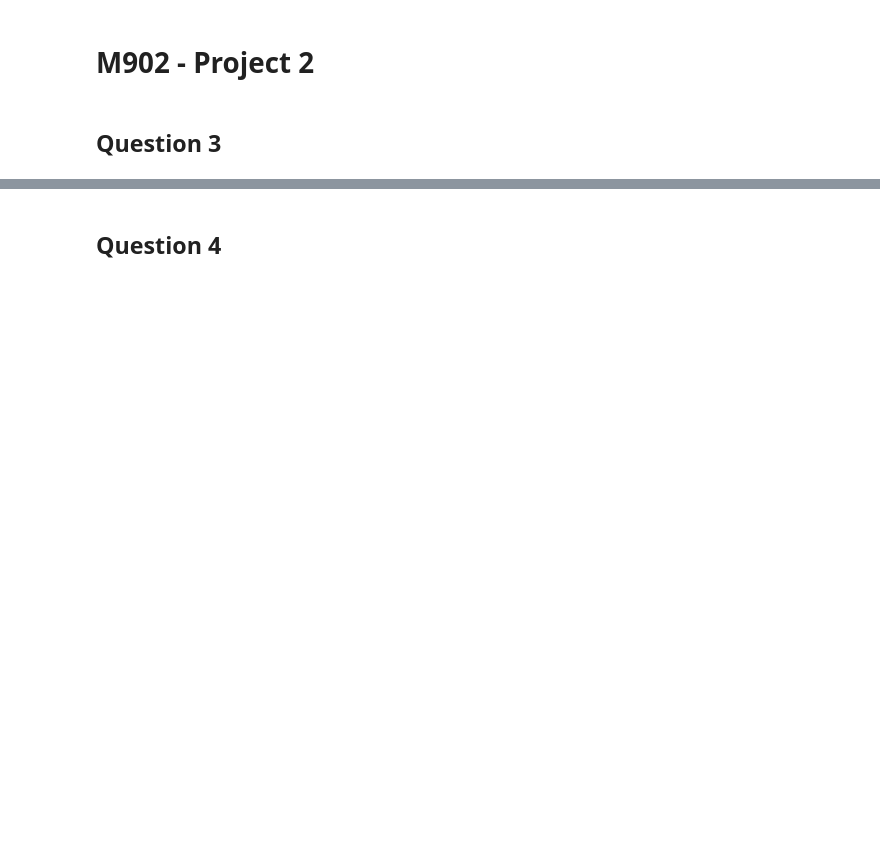
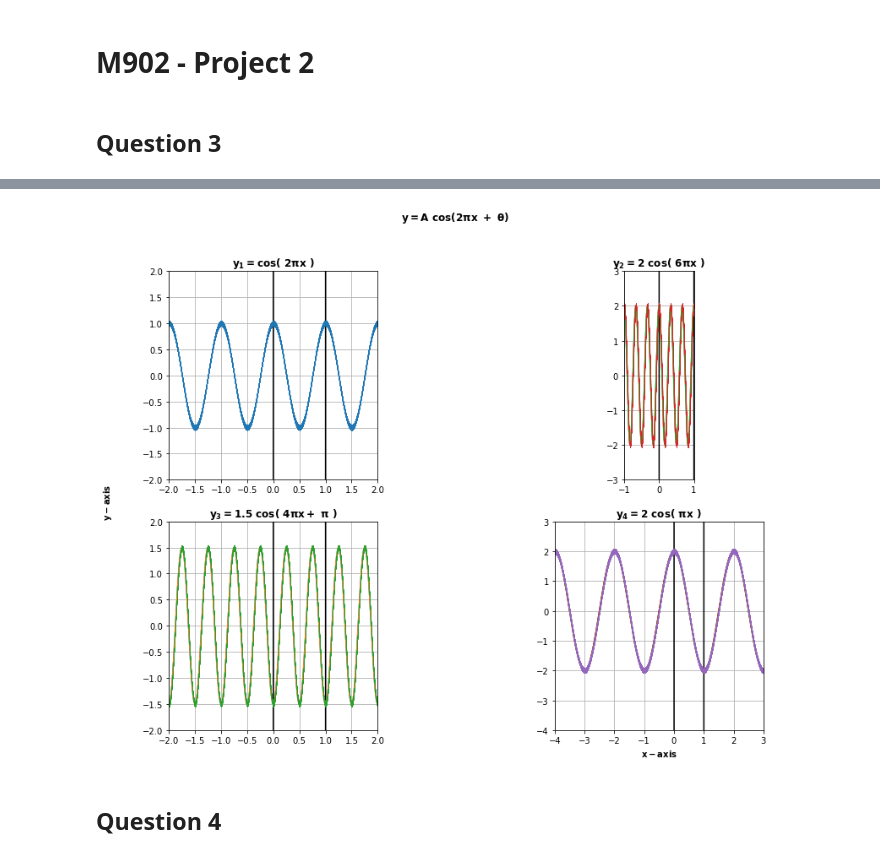
Before and after one commit to theatina/M902_MathNLP, a Jupyter notebook: Project_2/M902_Project2_CTKylafi_LT1200012.ipynb, the cells around one changed output, grey strips where cells are left out. Cells and saved outputs as stored; diff of their text form; code cells hidden in the pictures; blank space fills up the shorter version.

```diff
--- a/Project_2/M902_Project2_CTKylafi_LT1200012.ipynb
+++ b/Project_2/M902_Project2_CTKylafi_LT1200012.ipynb
@@ -89,0 +99,92 @@ Text(0.5, 0.98, '$\\bf{ y=A\\ cos (2πx\\ +\\ θ) }$')
+# %%
+t = np.arange(-100.001,100,0.001)
+# %%
+A1 = 1
+f1 = 1
+phase1 = 0
+
+s1 = A1*np.cos( 2*np.pi*f1*t + phase1 )
+
+
+A2 = 2
+f2 = 3
+phase2 = 0
+
+s2 = A2*np.cos( 2*np.pi*f2*t + phase2 )
+
+
+A3 = 1.5
+f3 = 2
+phase3 = np.pi
+
+s3 = A3*np.cos( 2*np.pi*f3*t + phase3 )
+
+
+A4 = 2
+f4 = 0.5
+phase4 = 0
+
+s4 = A4*np.cos( 2*np.pi*f4*t + phase4 )
+
+steps_to_plot = 5
+print(len(s4))
+
+fig, plots = plt.subplots(2,2,figsize=(15,10))#, sharex=True)
+fig.text(0.12,0.5, r"$\bf{y - axis}$", ha="center", va="center", rotation=90)
+plt.xlabel(r"$\bf{x - axis}$")
+
+plt.axis('square')
+
+plots[0,0].grid(True)
+plots[0,0].set_ylim(-2,2)
+plots[0,0].set_xlim(-2,2)
+plots[0,0].title.set_text(r"$\bf{y_1 = cos(\ 2πx\ ) }$")
+plots[0,0].plot( t*0, t , "k"  )
+plots[0,0].plot( t/t, t , "k"  )
+plots[0,0].plot( t, s1 , "|"  )
+
+plots[0,1].grid(True)
+plots[0,1].set_ylim(-3,3)
+plots[0,1].set_xlim(-1,1)
+plots[0,1].title.set_text(r"$\bf{y_2 = 2\ cos(\ 6πx\ )  }$")
+plots[0,1].plot( t*0, t , "k"  )
+plots[0,1].plot( t/t, t , "k"  )
+plots[0,1].plot( t, s2 )
+plots[0,1].plot( t, s2 )
+plots[0,1].plot( t, s2 )
+plots[0,1].plot( t, s2, "|" )
+
+plots[1,0].grid(True)
+plots[1,0].set_ylim(-2,2)
+plots[1,0].set_xlim(-2,2)
+plots[1,0].title.set_text(r"$\bf{ y_3 = 1.5\ cos(\ 4πx +\ π\ ) }$")
+plots[1,0].plot( t*0, t , "k"  )
+plots[1,0].plot( t/t, t , "k"  )
+plots[1,0].plot( t, s3 )
+plots[1,0].plot( t, s3 )
+plots[1,0].plot( t, s3, "|"  )
+
+plots[1,1].grid(True)
+plots[1,1].set_ylim(-2,2)
+plots[1,1].set_xlim(-2,2)
+plots[1,1].title.set_text(r"$\bf{ y_4 = 2\ cos(\ πx\ ) }$")
+plots[1,1].plot( t*0, t , "k"  )
+plots[1,1].plot( t/t, t , "k"  )
+plots[1,1].plot( t, s4 )
+plots[1,1].plot( t, s4 )
+plots[1,1].plot( t, s4 )
+plots[1,1].plot( t, s4 )
+plots[1,1].plot( t, s4 , "|" )
+
+plt.xticks([i for i in range(-4,4,1)])
+plt.yticks([i for i in range(-4,4,1)])
+
+plots[0,0].set_aspect('equal', adjustable='box')
+plots[0,1].set_aspect('equal', adjustable='box')
+plots[1,0].set_aspect('equal', adjustable='box')
+plots[1,1].set_aspect('equal', adjustable='box')
+
+
+
+fig.suptitle(r"$\bf{ y=A\ cos (2πx\ +\ θ) }$")
+# %% [output]
@@ -90,3 +193,4 @@ Text(0.5, 0.98, '$\\bf{ y=A\\ cos (2πx\\ +\\ θ) }$')
+[figure, added]
 # %% [markdown]
 <h2>Question 4</h2>
 # %%
```
Also changed, not shown: parts of 6 cells of this notebook, 5 other files.
